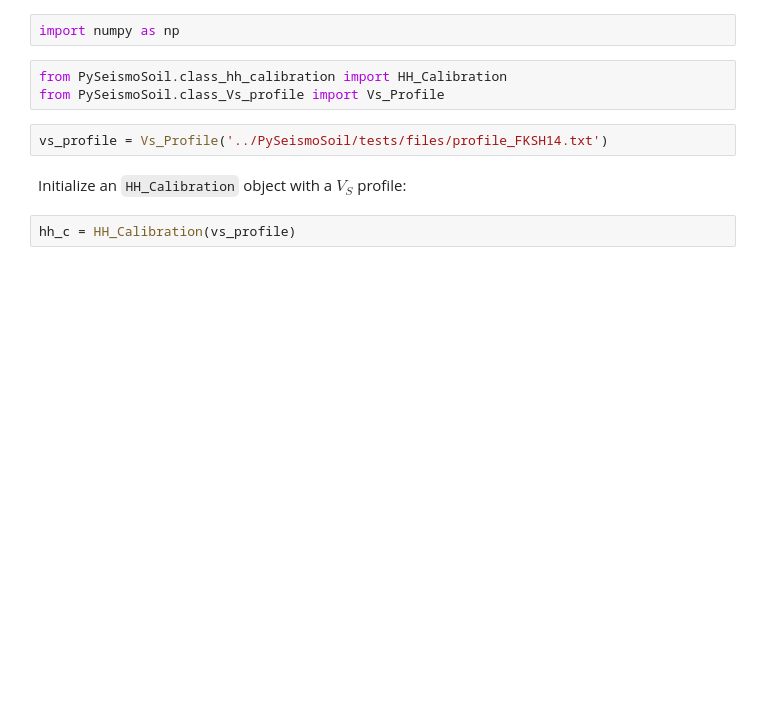
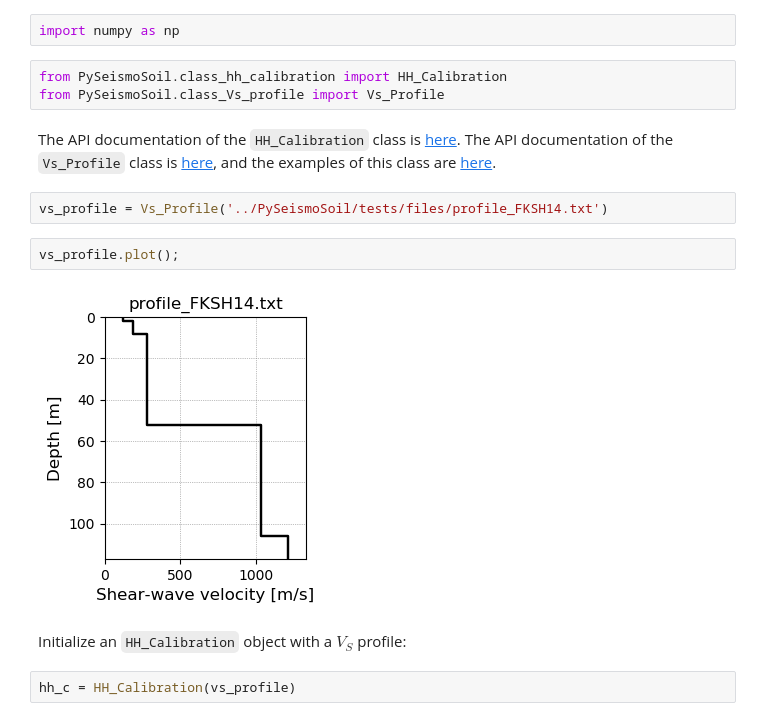
Before and after one commit to Caltech-geoquake/PySeismoSoil, a Jupyter notebook: examples/Pipeline_02_HH_Calibration.ipynb, the cells around one changed output. Cells and saved outputs as stored; diff of their text form; blank space fills up the shorter version.

```diff
--- a/examples/Pipeline_02_HH_Calibration.ipynb
+++ b/examples/Pipeline_02_HH_Calibration.ipynb
@@ -15,8 +17,14 @@ import numpy as np
 # %%
 from PySeismoSoil.class_hh_calibration import HH_Calibration
 from PySeismoSoil.class_Vs_profile import Vs_Profile
+# %% [markdown]
+The API documentation of the `HH_Calibration` class is [here](https://pyseismosoil.readthedocs.io/en/stable/api_docs/class_hh_calibration.html). The API documentation of the `Vs_Profile` class is [here](https://pyseismosoil.readthedocs.io/en/stable/api_docs/class_Vs_profile.html), and the examples of this class are [here](./Demo_02_Vs_Profile.ipynb).
 # %%
 vs_profile = Vs_Profile('../PySeismoSoil/tests/files/profile_FKSH14.txt')
+# %%
+vs_profile.plot();
+# %% [output]
+[figure, added]
 # %% [markdown]
 Initialize an `HH_Calibration` object with a $V_S$ profile:
 # %%
```
Also changed, not shown: parts of 2 cells of this notebook, 4 other files.
